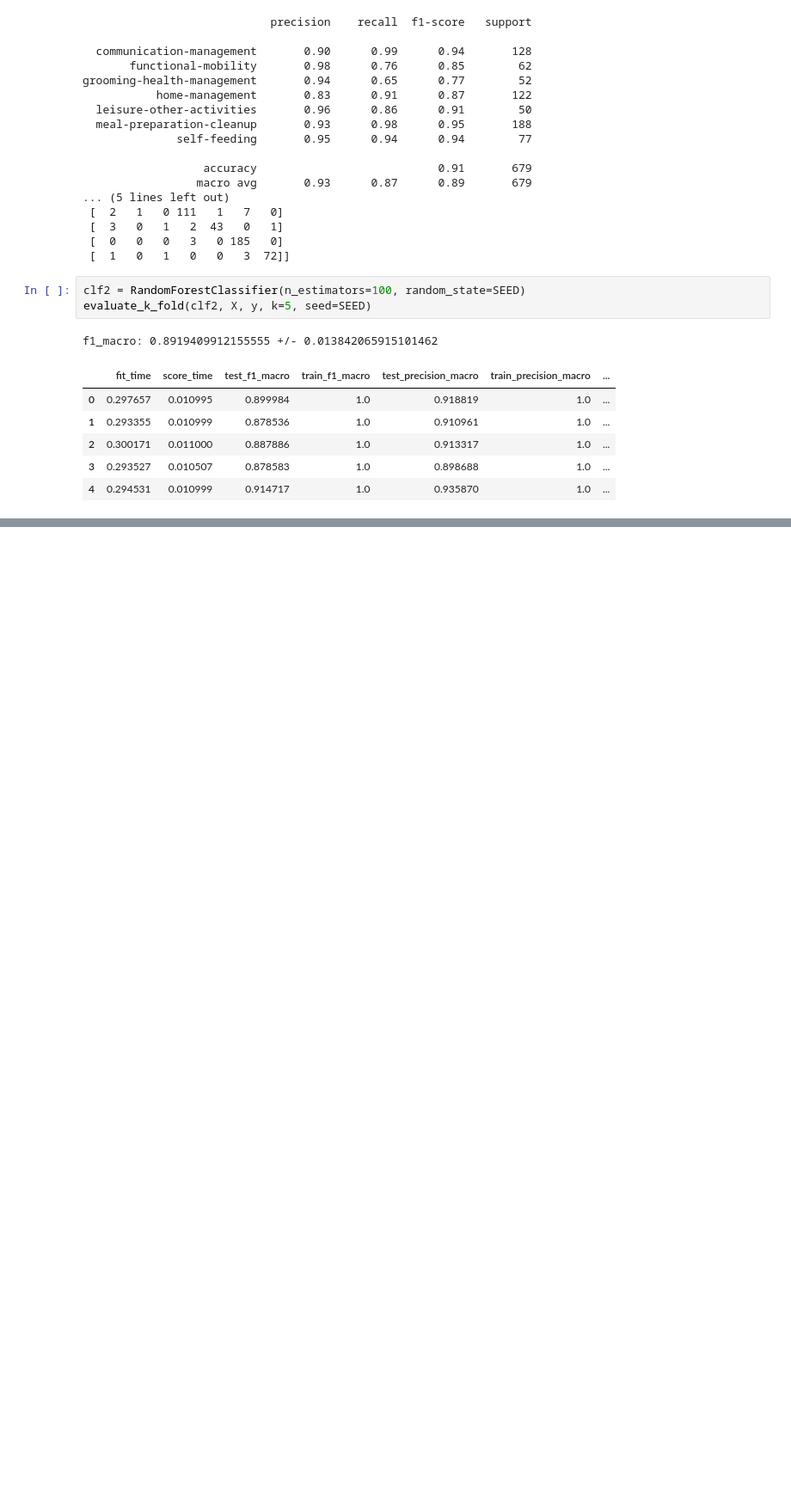
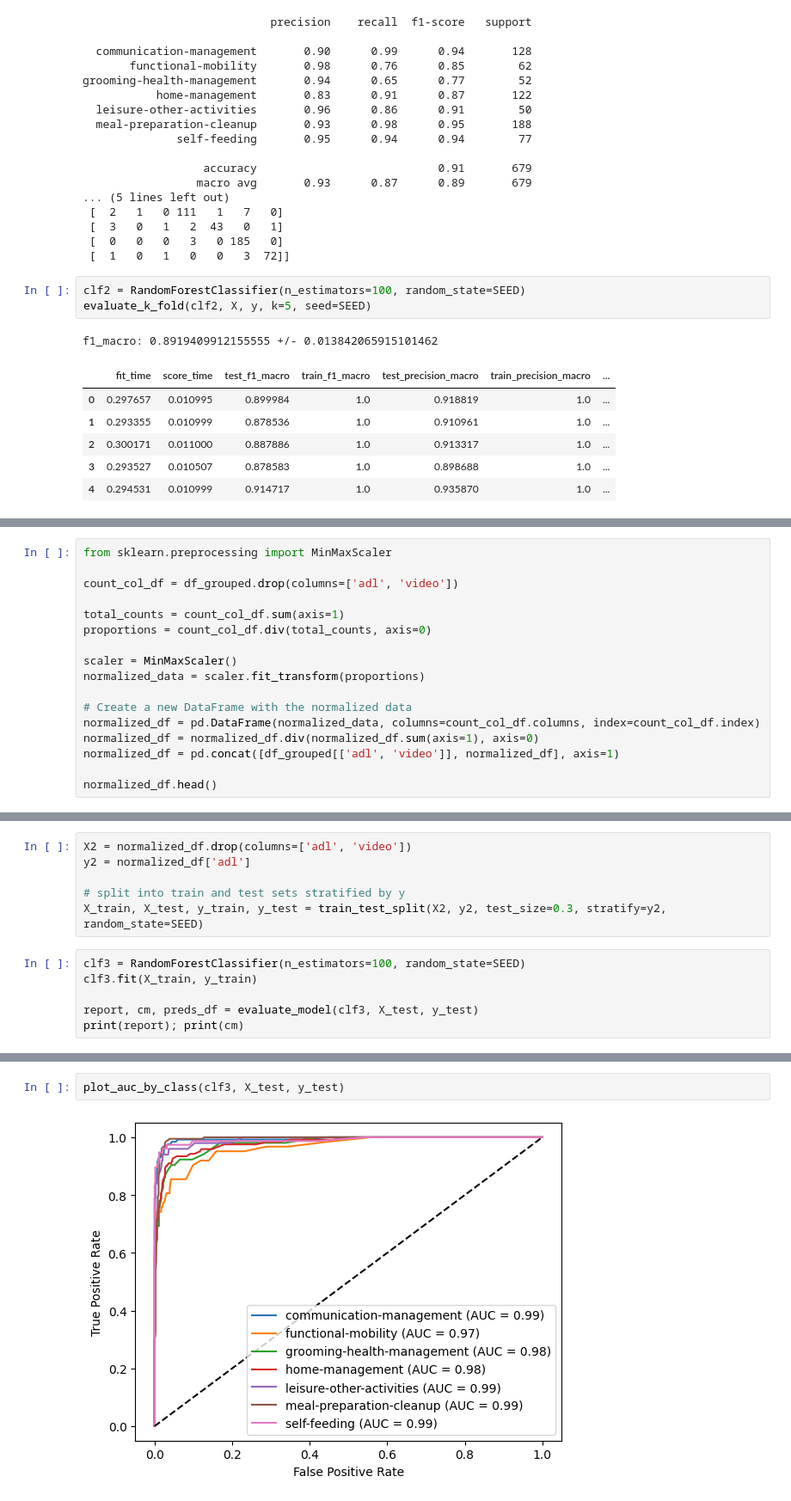
Before and after one commit to adeshkadambi/EgoVizML, a Jupyter notebook: scripts/adl_recognition.ipynb, the cells around one changed output, grey strips where cells are left out. Shown: that part at 86% size. Cells and saved outputs as stored; diff of their text form; blank space fills up the shorter version.

```diff
--- a/scripts/adl_recognition.ipynb
+++ b/scripts/adl_recognition.ipynb
@@ -159,0 +212,17 @@ plt.legend()
+# %%
+from sklearn.preprocessing import MinMaxScaler
+
+count_col_df = df_grouped.drop(columns=['adl', 'video'])
+
+total_counts = count_col_df.sum(axis=1)
+proportions = count_col_df.div(total_counts, axis=0)
+
+scaler = MinMaxScaler()
+normalized_data = scaler.fit_transform(proportions)
+
+# Create a new DataFrame with the normalized data
+normalized_df = pd.DataFrame(normalized_data, columns=count_col_df.columns, index=count_col_df.index)
+normalized_df = normalized_df.div(normalized_df.sum(axis=1), axis=0)
+normalized_df = pd.concat([df_grouped[['adl', 'video']], normalized_df], axis=1)
+
+normalized_df.head()
@@ -159,0 +253,12 @@ plt.legend()
+# %%
+X2 = normalized_df.drop(columns=['adl', 'video'])
+y2 = normalized_df['adl']
+
+# split into train and test sets stratified by y
+X_train, X_test, y_train, y_test = train_test_split(X2, y2, test_size=0.3, stratify=y2, random_state=SEED)
+# %%
+clf3 = RandomForestClassifier(n_estimators=100, random_state=SEED)
+clf3.fit(X_train, y_train)
+
+report, cm, preds_df = evaluate_model(clf3, X_test, y_test)
+print(report); print(cm)
@@ -159,0 +294,4 @@ plt.legend()
+# %%
+plot_auc_by_class(clf3, X_test, y_test)
+# %% [output]
+[figure, added]
```
Also changed, not shown: parts of 8 cells of this notebook.
